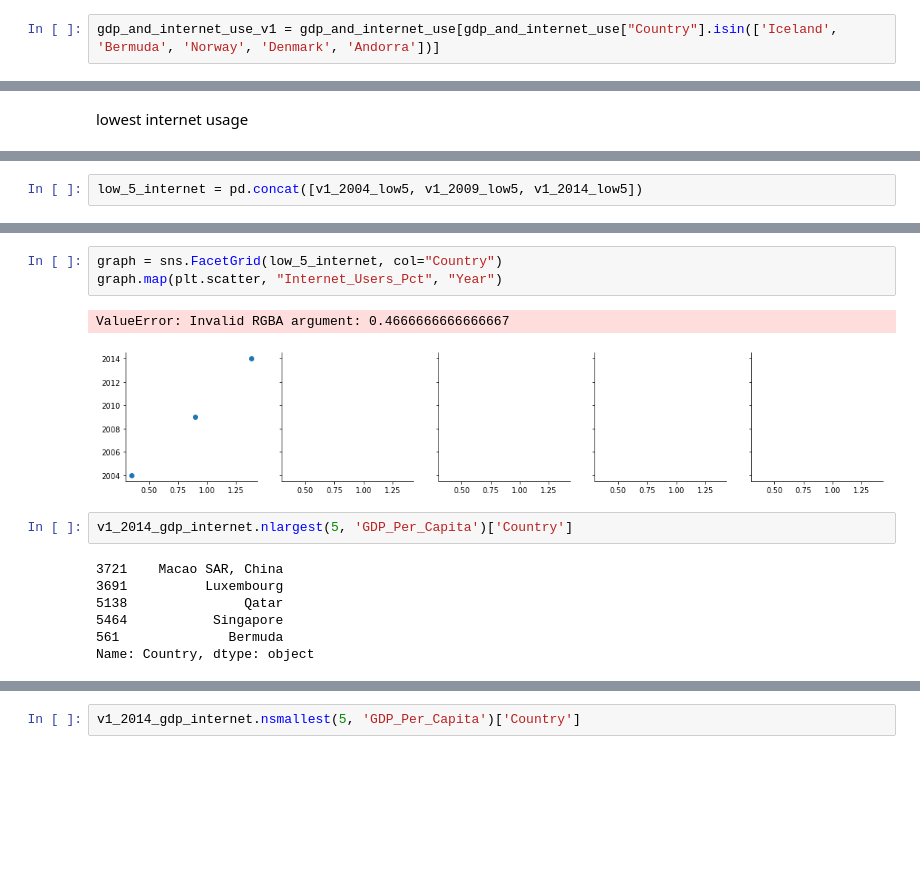
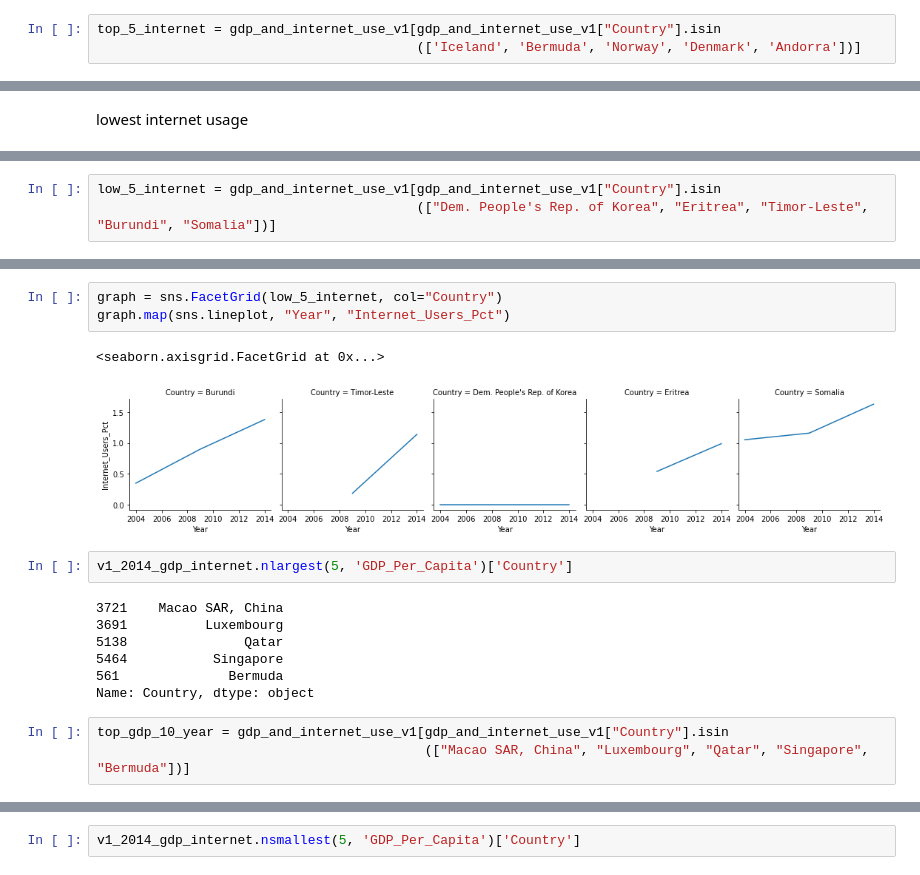
Before and after one commit to eporourke/gdp-and-internet-usage, a Jupyter notebook: notebooks/eor_gdp.ipynb, the cells around one changed output, grey strips where cells are left out. Drawn from its saved outputs; the diff is of its cells as text; blank space fills up the shorter version.

```diff
--- a/notebooks/eor_gdp.ipynb
+++ b/notebooks/eor_gdp.ipynb
@@ -323,4 +325,5 @@ v1_2014_gdp_internet.nlargest(5, 'Internet_Users_Pct')['Country']
 6871    Andorra
 Name: Country, dtype: object
 # %%
-gdp_and_internet_use_v1 = gdp_and_internet_use[gdp_and_internet_use["Country"].isin(['Iceland', 'Bermuda', 'Norway', 'Denmark', 'Andorra'])]
+top_5_internet = gdp_and_internet_use_v1[gdp_and_internet_use_v1["Country"].isin
+                                         (['Iceland', 'Bermuda', 'Norway', 'Denmark', 'Andorra'])]
@@ -360,2 +353,3 @@ v1_2014_low5 = v1_2014_gdp_internet[v1_2014_gdp_internet['Country'].isin(country
 # %%
-low_5_internet = pd.concat([v1_2004_low5, v1_2009_low5, v1_2014_low5])
+low_5_internet = gdp_and_internet_use_v1[gdp_and_internet_use_v1["Country"].isin
+                                         (["Dem. People's Rep. of Korea", "Eritrea", "Timor-Leste", "Burundi", "Somalia"])]
@@ -362,9 +374,9 @@ low_5_internet = pd.concat([v1_2004_low5, v1_2009_low5, v1_2014_low5])
 # %%
 graph = sns.FacetGrid(low_5_internet, col="Country")
-graph.map(plt.scatter, "Internet_Users_Pct", "Year")
+graph.map(sns.lineplot, "Year", "Internet_Users_Pct")
 # %% [output]
-ValueError: Invalid RGBA argument: 0.4666666666666667
+<seaborn.axisgrid.FacetGrid at 0x...>
-[figure, old version]
+[figure, new version]
 # %%
 v1_2014_gdp_internet.nlargest(5, 'GDP_Per_Capita')['Country']
 # %% [output]
@@ -374,3 +386,6 @@ v1_2014_gdp_internet.nlargest(5, 'GDP_Per_Capita')['Country']
 5464           Singapore
 561              Bermuda
 Name: Country, dtype: object
+# %%
+top_gdp_10_year = gdp_and_internet_use_v1[gdp_and_internet_use_v1["Country"].isin
+                                          (["Macao SAR, China", "Luxembourg", "Qatar", "Singapore", "Bermuda"])]
```
Also changed, not shown: parts of 17 cells of this notebook.
